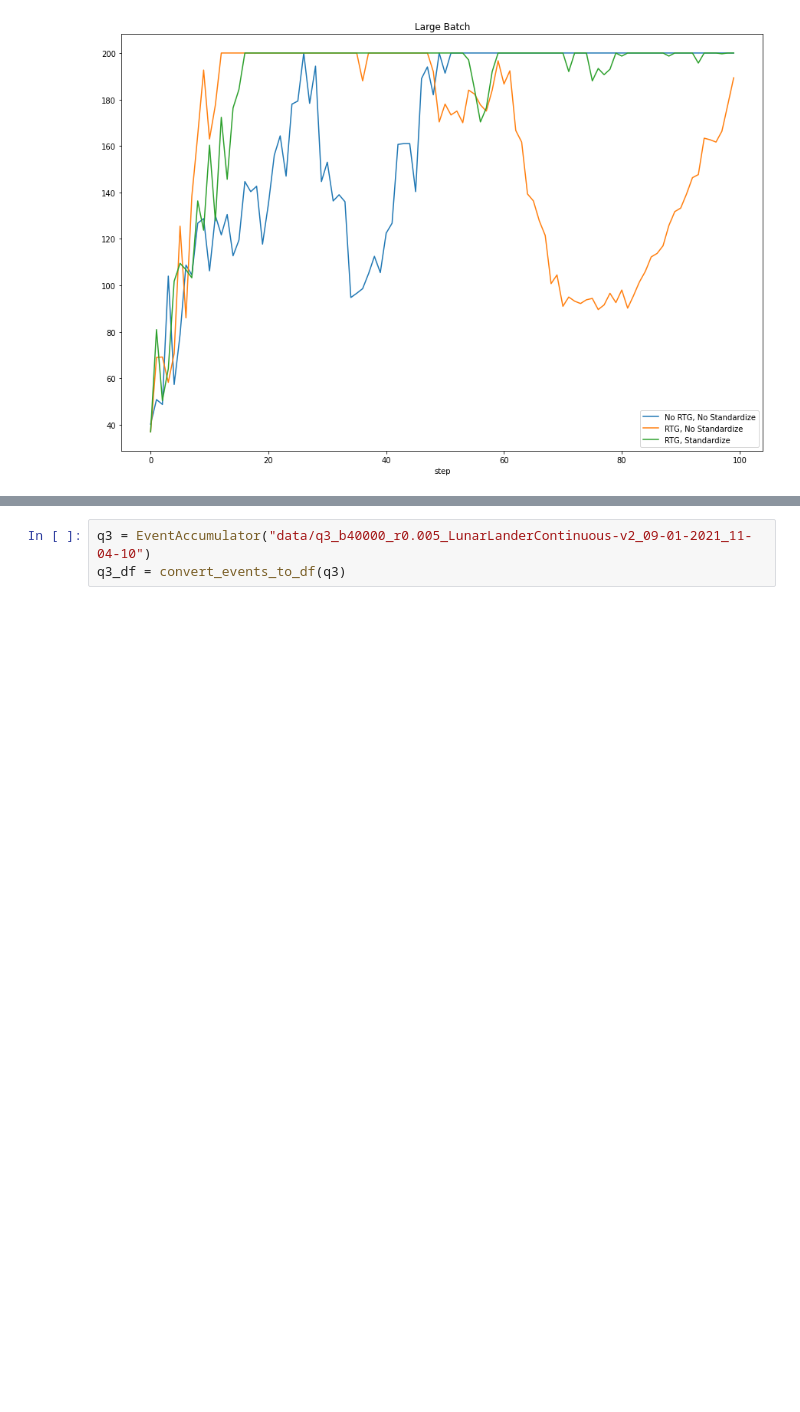
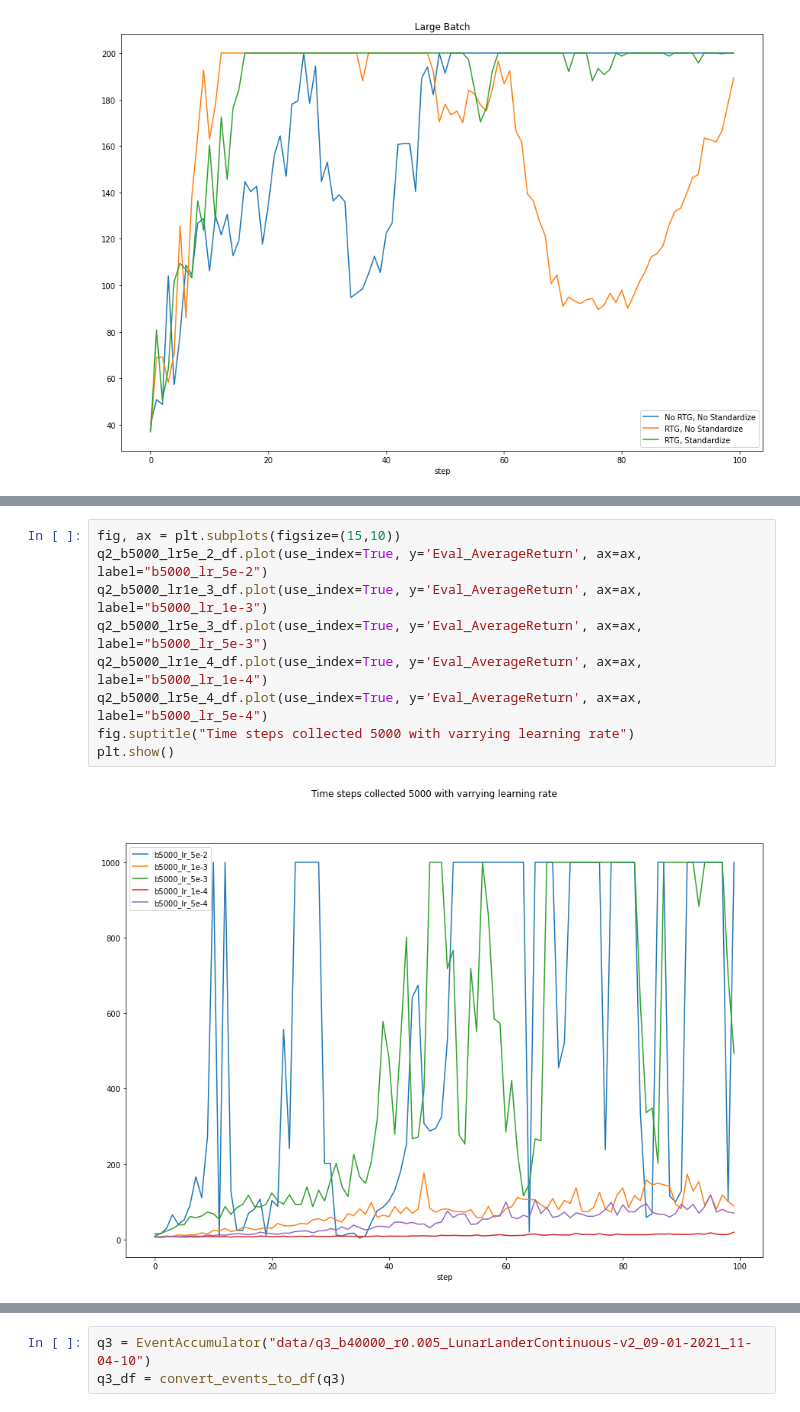
Before and after one commit to tpvt99/rl_homework_2019, a Jupyter notebook: hw2/plot_graph.ipynb, the cells around one changed output, grey strips where cells are left out. Cells and saved outputs as stored; diff of their text form; blank space fills up the shorter version.

```diff
--- a/hw2/plot_graph.ipynb
+++ b/hw2/plot_graph.ipynb
@@ -74 +124,12 @@ Text(0.5, 1.0, 'Large Batch')
+# %%
+fig, ax = plt.subplots(figsize=(15,10))
+q2_b5000_lr5e_2_df.plot(use_index=True, y='Eval_AverageReturn', ax=ax, label="b5000_lr_5e-2")
+q2_b5000_lr1e_3_df.plot(use_index=True, y='Eval_AverageReturn', ax=ax, label="b5000_lr_1e-3")
+q2_b5000_lr5e_3_df.plot(use_index=True, y='Eval_AverageReturn', ax=ax, label="b5000_lr_5e-3")
+q2_b5000_lr1e_4_df.plot(use_index=True, y='Eval_AverageReturn', ax=ax, label="b5000_lr_1e-4")
+q2_b5000_lr5e_4_df.plot(use_index=True, y='Eval_AverageReturn', ax=ax, label="b5000_lr_5e-4")
+fig.suptitle("Time steps collected 5000 with varrying learning rate")
+plt.show()
+# %% [output]
+[figure, added]
 # %% [markdown]
```
Also changed, not shown: parts of 11 cells of this notebook, 1 other file.
